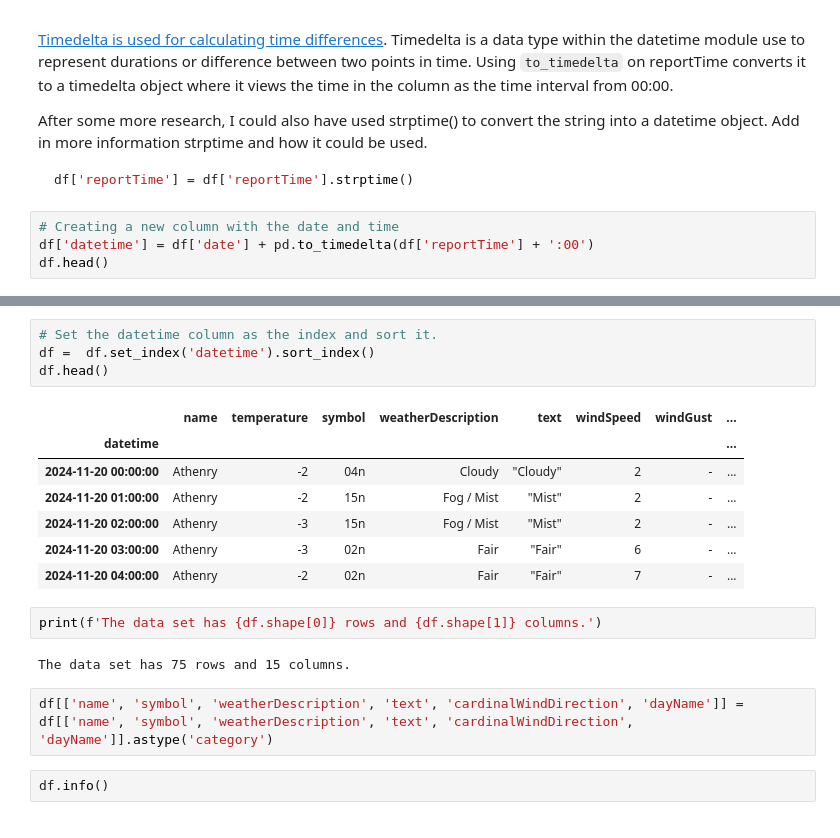
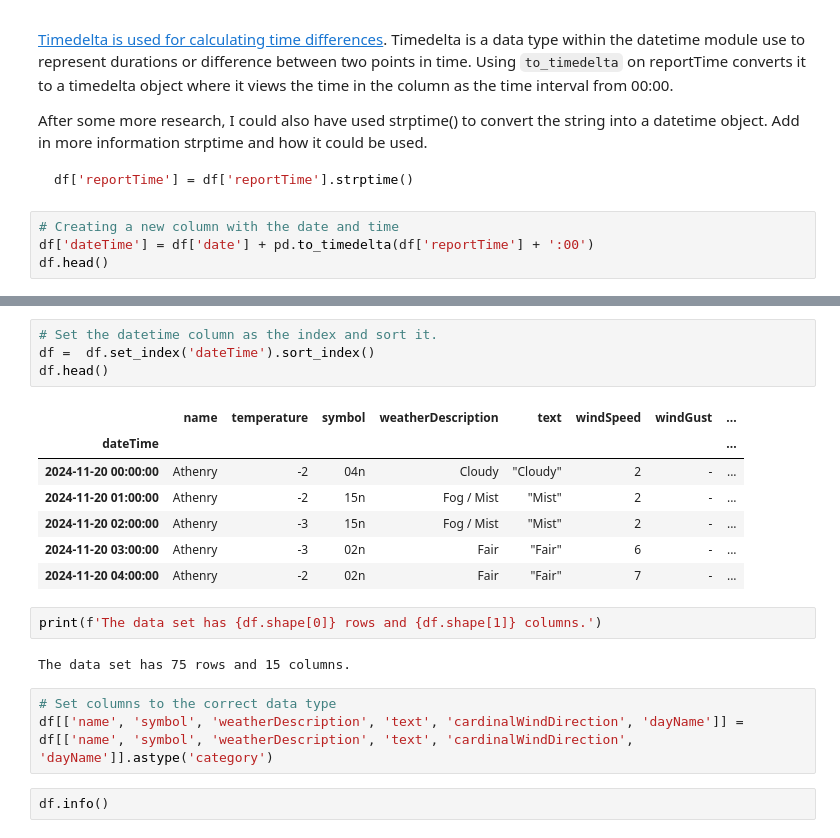
Before and after one commit to IreneKilgannon/Computer-Infrastructure, a Jupyter notebook: weather.ipynb, the cells around one changed output, grey strips where cells are left out. Cells and saved outputs as stored; diff of their text form.

````diff
--- a/weather.ipynb
+++ b/weather.ipynb
@@ -414,7 +419,7 @@ df['reportTime'] = df['reportTime'].strptime()
 ```
 # %%
 # Creating a new column with the date and time
-df['datetime'] = df['date'] + pd.to_timedelta(df['reportTime'] + ':00')
+df['dateTime'] = df['date'] + pd.to_timedelta(df['reportTime'] + ':00')
 df.head()
 # %% [output]
 |  | name | temperature | symbol | weatherDescription | text | windSpeed | windGust | cardinalWindDirection | ... |
@@ -425,11 +430,11 @@ df.head()
 | 4 | Athenry | 1 | 02n | Fair | "Fair" | 9 | - | W | ... |
 # %%
 # Set the datetime column as the index and sort it.
-df =  df.set_index('datetime').sort_index()
+df =  df.set_index('dateTime').sort_index()
 df.head()
 # %% [output]
 |  | name | temperature | symbol | weatherDescription | text | windSpeed | windGust | ... |
-| datetime |  |  |  |  |  |  |  | ... |
+| dateTime |  |  |  |  |  |  |  | ... |
 | 2024-11-20 00:00:00 | Athenry | -2 | 04n | Cloudy | "Cloudy" | 2 | - | ... |
 | 2024-11-20 01:00:00 | Athenry | -2 | 15n | Fog / Mist | "Mist" | 2 | - | ... |
 | 2024-11-20 02:00:00 | Athenry | -3 | 15n | Fog / Mist | "Mist" | 2 | - | ... |
@@ -440,6 +445,7 @@ print(f'The data set has {df.shape[0]} rows and {df.shape[1]} columns.')
 # %% [output]
 The data set has 75 rows and 15 columns.
 # %%
+# Set columns to the correct data type
 df[['name', 'symbol', 'weatherDescription', 'text', 'cardinalWindDirection', 'dayName']] = df[['name', 'symbol', 'weatherDescription', 'text', 'cardinalWindDirection', 'dayName']].astype('category')
 # %%
 df.info()
````
Also changed, not shown: parts of 53 cells of this notebook, 1 other file.
